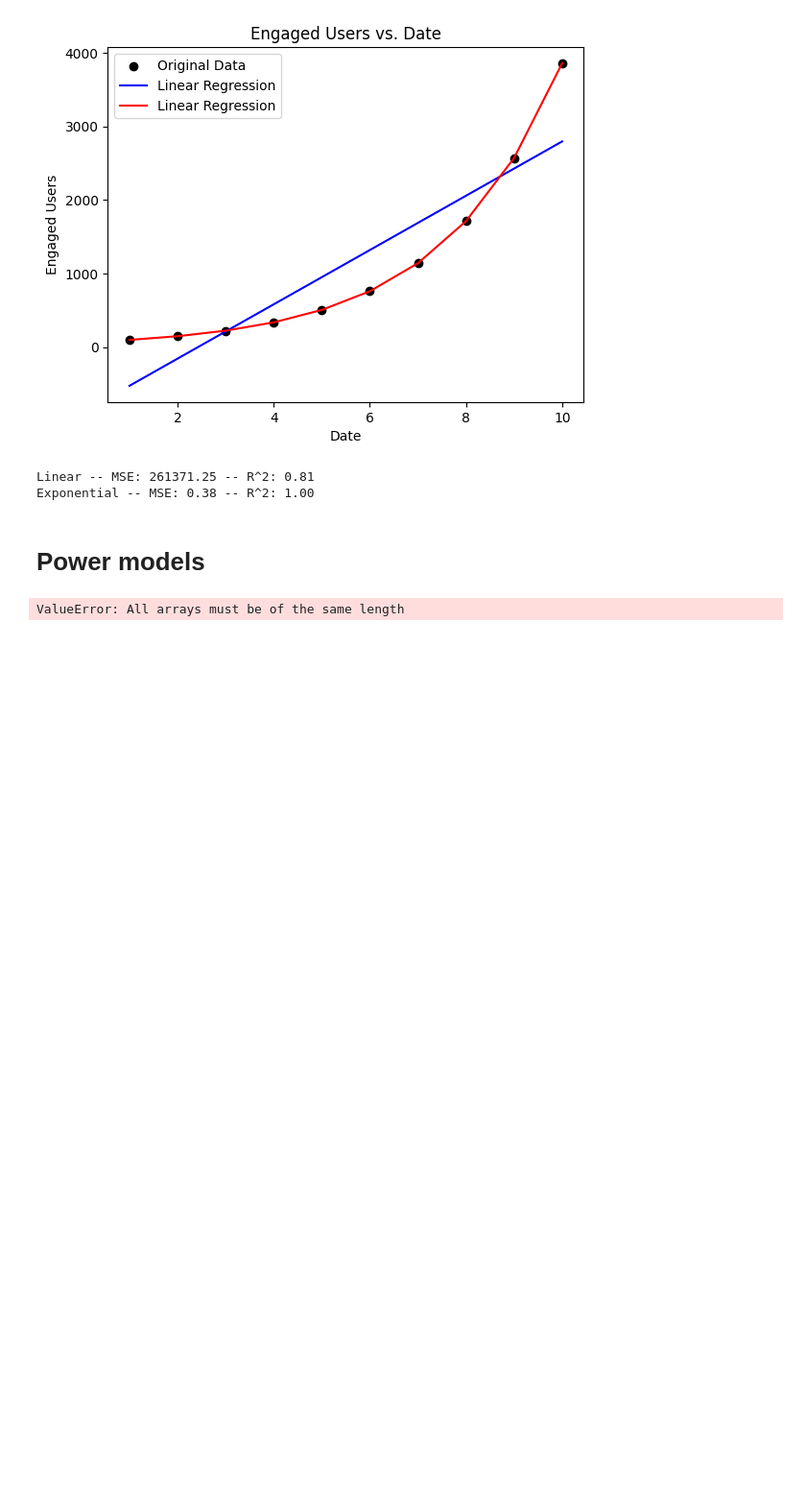
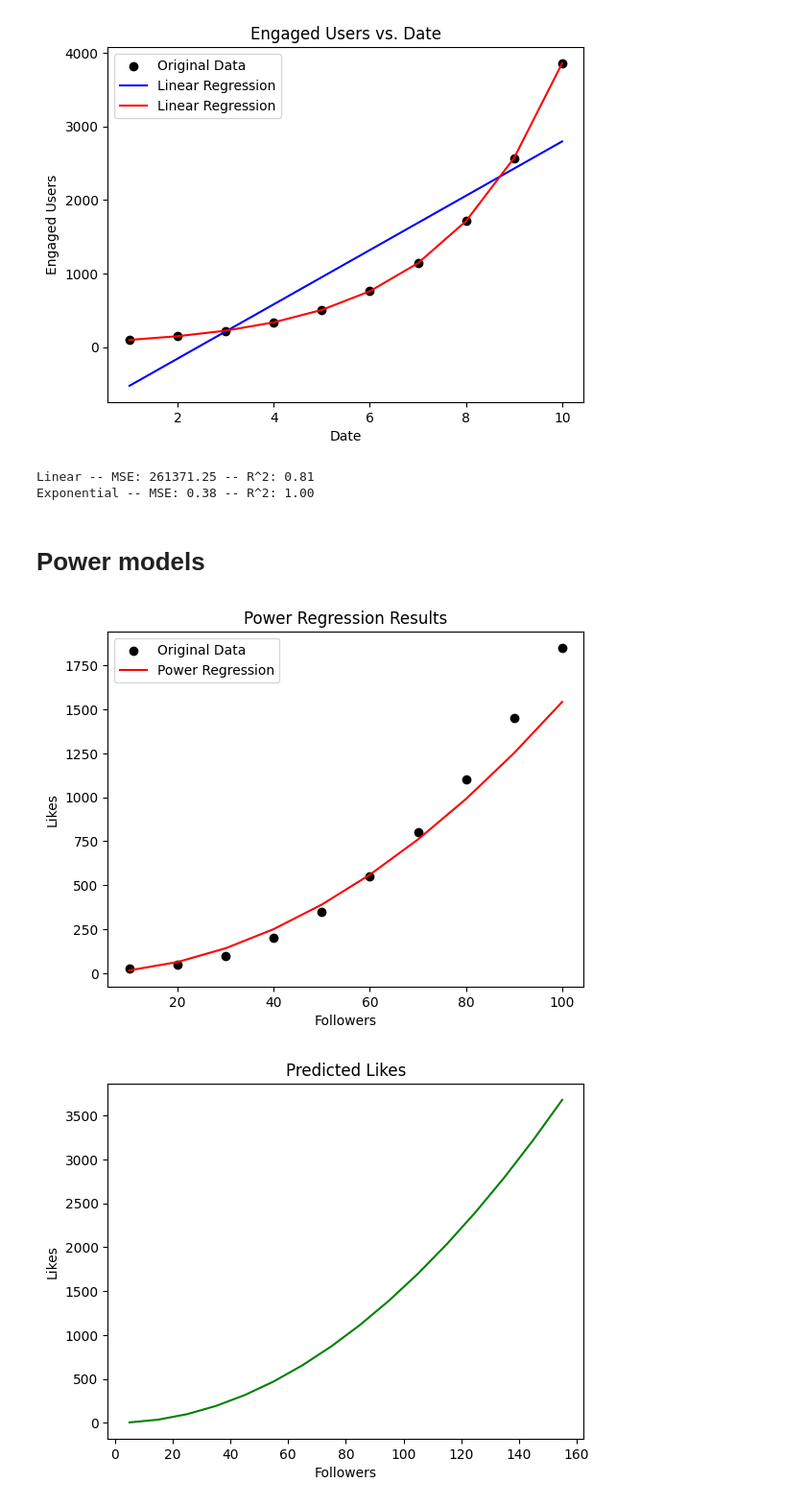
Before and after one commit to WilfridoTA/AdvancedAI_Python-Stats, a Jupyter notebook: Parte 2/Advanced_Regression_Analysis_part_1.ipynb, the cells around one changed output. Shown at 96% size. Drawn from its saved outputs; the diff is of its cells as text; code cells hidden in the pictures; blank space fills up the shorter version.

Commit message:
Power models added

```diff
--- a/Parte 2/Advanced_Regression_Analysis_part_1.ipynb
+++ b/Parte 2/Advanced_Regression_Analysis_part_1.ipynb
@@ -126,24 +126,52 @@ Exponential -- MSE: 0.38 -- R^2: 1.00
 # %%
 # Import libraries
 
 # Create a DataFrame with the sample data
 data = {
     'User_ID': range(1, 11),
     'Followers': np.arange(10, 110, 10),
-    'Likes': [],
-    'Shares': [],
-    'Comments': []
+    'Likes': [25, 50, 100, 200, 350, 550, 800, 1100, 1450, 1850],
+    'Shares': [5, 10, 20, 40, 70, 110, 160, 220, 290, 370],
+    'Comments': [2, 4, 8, 16, 28, 44, 64, 88, 116, 148]
 }
 df = pd.DataFrame(data)
 
 # Perform power regression for Likes as an example
+pw_x = df[['Followers']]
+pw_y = df[['Likes']]
 
+pw_x_transformed = np.log(pw_x)
+pw_y_transformed = np.log(pw_y)
 
+pw_lin_reg = LinearRegression().fit(pw_x_transformed, pw_y_transformed)
+
+pw_pred = np.exp(pw_lin_reg.predict(pw_x_transformed)) #Predicción y lo convertimos a escala original
+
+b=pw_lin_reg.coef_[0] #exponent
+a=np.exp(pw_lin_reg.intercept_) #Coefficient
 
 # Generate a range of Followers values for the fitted curve
+followers_list = [num for num in range(5,160,10)]
 
 # Calculate the predicted Likes using the fitted parameters
+predicted_likes = a * (followers_list ** b)
 
 # Create a plot to visualize the relationship
+plt.figure()
+plt.scatter(pw_x, pw_y, label='Original Data', color='black')
+plt.plot(pw_x, pw_pred, label='Power Regression', color='red')
+plt.title('Power Regression Results')
+plt.xlabel('Followers')
+plt.ylabel('Likes')
+plt.legend()
+plt.show()
+
+plt.figure()
+plt.plot(followers_list, predicted_likes, color='green')
+plt.title('Predicted Likes')
+plt.xlabel('Followers')
+plt.ylabel('Likes')
+plt.show()
 # %% [output]
-ValueError: All arrays must be of the same length
+[figure, added]
+[figure, added]
```
